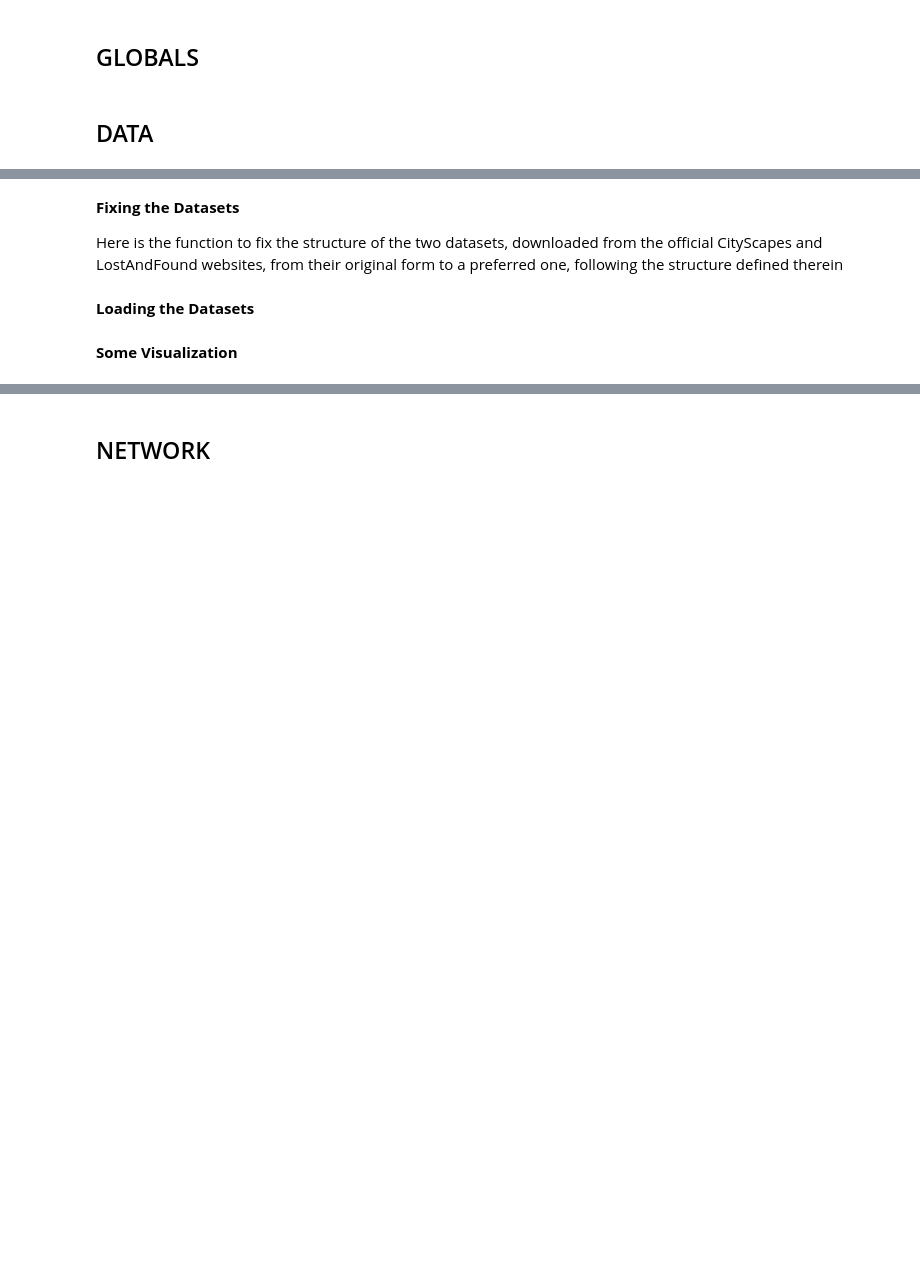
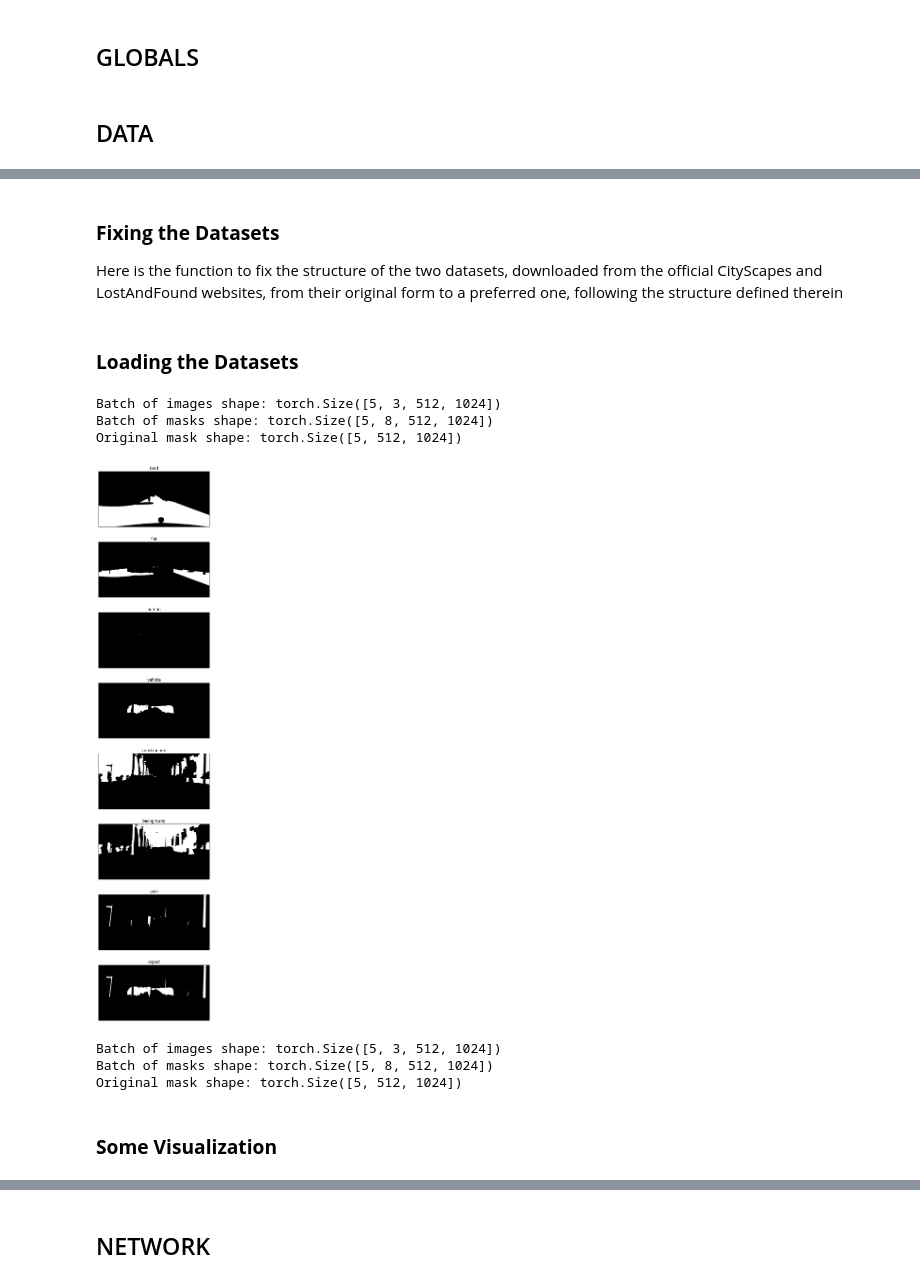
Before and after one commit to DaniPet02/CV-hw, a Jupyter notebook: src/notebook.ipynb, the cells around one changed output, grey strips where cells are left out. Drawn from its saved outputs; the diff is of its cells as text; code cells hidden in the pictures; blank space fills up the shorter version.

```diff
--- a/src/notebook.ipynb
+++ b/src/notebook.ipynb
@@ -61,9 +61,19 @@ CLASS_MAPPING = {
     33: ("vehicle", True), # bicycle
 }
 
-class_names_8 = ["road", "flat", "human", "vehicle", "construction", "background", "pole", "object"]
+CLASS_NAMES_8 = ["road", "flat", "human", "vehicle", "construction", "background", "pole", "object"]
 
 # Set the relative path for the dataset
-relative_path = '../../'
+RELATIVE_PATH = '../../'
 
-device = torch.device("cuda" if torch.cuda.is_available() else "cpu")
+DEVICE = torch.device("cuda" if torch.cuda.is_available() else "cpu")
+
+RESIZED_HEIGHT = 512
+RESIZED_WIDTH = 1024
+
+TRANSFORM = T.Compose([
+    T.Resize((RESIZED_HEIGHT, RESIZED_WIDTH)),  # Resize to half the original size
+    T.ToTensor(),  # converts in [0, 1], shape [3, H, W]
+    T.Normalize(mean=[0.485, 0.456, 0.406],
+                    std=[0.229, 0.224, 0.225])
+])
@@ -89,5 +201,5 @@ set_seed(1996734)  # Call this at the top of your script
 # %% [markdown]
-**Fixing the Datasets**
+### **Fixing the Datasets**
 
 Here is the function to fix the structure of the two datasets, downloaded from the official CityScapes and LostAndFound websites, from their original form to a preferred one, following the structure defined therein
 # %%
@@ -105,8 +217,8 @@ if not is_fixed:
 # %% [markdown]
-**Loading the Datasets**
+### **Loading the Datasets**
 # %%
-train_set = CityscapesTrainEvalDataset(relative_path + 'cityscapes_f/img/train', relative_path + 'cityscapes_f/mask/train')
-benchmark_set = CityscapesTrainEvalDataset(relative_path + 'cityscapes_f/img/val', relative_path + 'cityscapes_f/mask/val')
+train_set = CityscapesTrainEvalDataset(RELATIVE_PATH + 'cityscapes_f/img/train', RELATIVE_PATH + 'cityscapes_f/mask/train')
+benchmark_set = CityscapesTrainEvalDataset(RELATIVE_PATH + 'cityscapes_f/img/val', RELATIVE_PATH + 'cityscapes_f/mask/val')
 
 # Split the training set into training, validation and calibration sets
 train_size = len(train_set)
@@ -127,8 +239,16 @@ for imgs, masks, original_mask in val_loader:
     print("Batch of masks shape:", masks.shape)  # Should be [B, 8, H, W]
     print("Original mask shape:", original_mask.shape)  # Should be [B, H, W]
     break  # Just to check the first batch
+# %% [output]
+Batch of images shape: torch.Size([5, 3, 512, 1024])
+Batch of masks shape: torch.Size([5, 8, 512, 1024])
+Original mask shape: torch.Size([5, 512, 1024])
+# %%
+visualize_one_hot_vertical(masks[1], class_names=CLASS_NAMES_8)
+# %% [output]
+[figure, added]
 # %%
-dataset_lostandfound = LostAndFoundTrainEvalDataset(relative_path + 'lostandfound_f/img/train', relative_path + 'lostandfound_f/mask/train')
+dataset_lostandfound = LostAndFoundTrainEvalDataset(RELATIVE_PATH + 'lostandfound_f/img/train', RELATIVE_PATH + 'lostandfound_f/mask/train')
 
 batch_size = 5
 
@@ -150,5 +270,9 @@ for imgs, masks, original_mask in train_loader_lostandfound:
     print("Batch of masks shape:", masks.shape)  # Should be [B, 8, H, W]
     print("Original mask shape:", original_mask.shape)  # Should be [B, H, W]
     break  # Just to check the first batch
+# %% [output]
+Batch of images shape: torch.Size([5, 3, 512, 1024])
+Batch of masks shape: torch.Size([5, 8, 512, 1024])
+Original mask shape: torch.Size([5, 512, 1024])
 # %% [markdown]
-**Some Visualization**
+### **Some Visualization**
```
Also changed, not shown: parts of 26 cells of this notebook, 1 other file.
